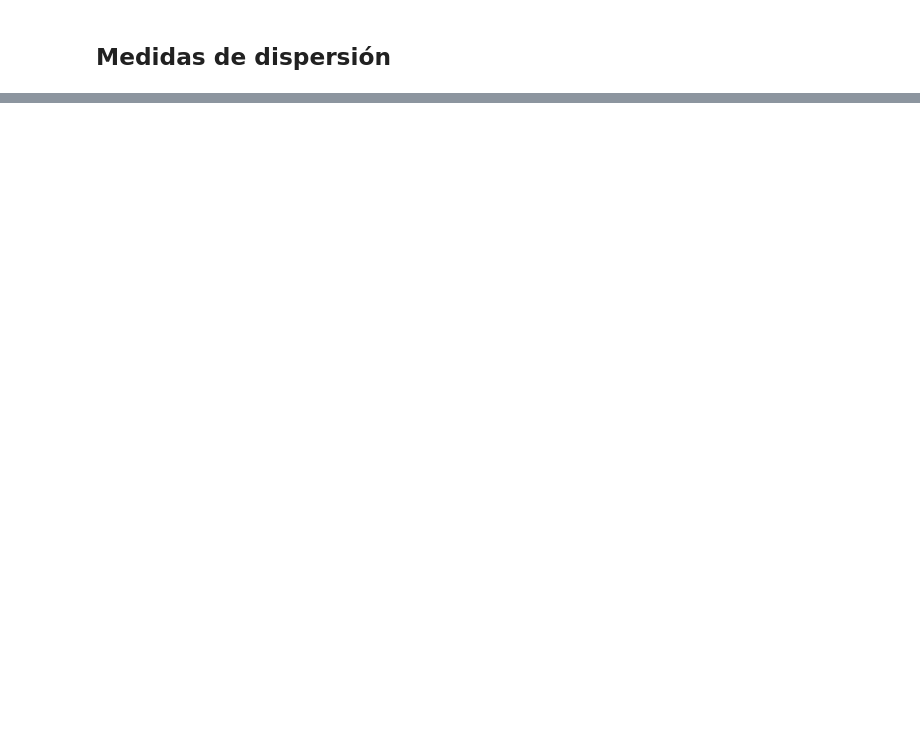
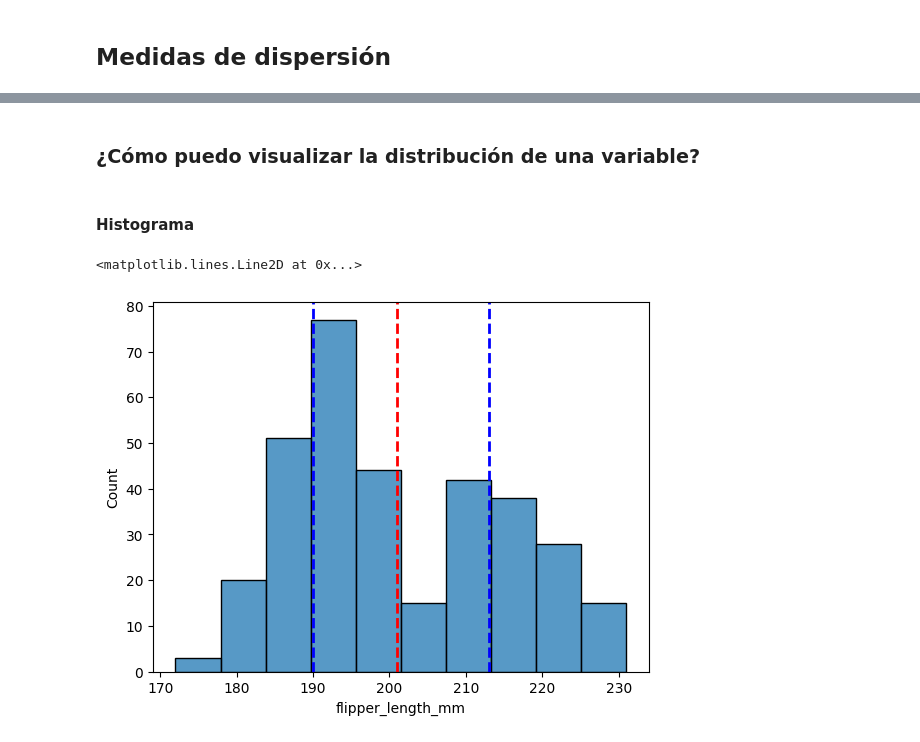
Before and after one commit to M-Alejo/analisis_exploratorio, a Jupyter notebook: conociendo_datos.ipynb, the cells around one changed output, grey strips where cells are left out. Saved outputs shown, nothing was run; the diff lists cells and outputs as text; code cells hidden in the pictures; blank space fills up the shorter version.

```diff
--- a/conociendo_datos.ipynb
+++ b/conociendo_datos.ipynb
@@ -326,0 +357,30 @@ Se usa para realizar conteos y diagramas de frecuencias para tener la informaci
+# %% [markdown]
+### ¿Cómo puedo visualizar la distribución de una variable?
+# %% [markdown]
+#### Histograma
+# %%
+sns.histplot(
+    data=processed_penguins_df,
+    x = 'flipper_length_mm'
+)
+plt.axvline(
+    x=processed_penguins_df.flipper_length_mm.mean(),
+    color = 'red',
+    linestyle='dashed',
+    linewidth= 2
+)
+plt.axvline(
+    x=processed_penguins_df.flipper_length_mm.quantile(0.25),
+    color = 'blue',
+    linestyle='dashed',
+    linewidth= 2
+)
+plt.axvline(
+    x=processed_penguins_df.flipper_length_mm.quantile(0.75),
+    color = 'blue',
+    linestyle='dashed',
+    linewidth= 2
+)
+# %% [output]
+<matplotlib.lines.Line2D at 0x...>
+[figure, added]
```
Also changed, not shown: parts of 50 cells of this notebook.
